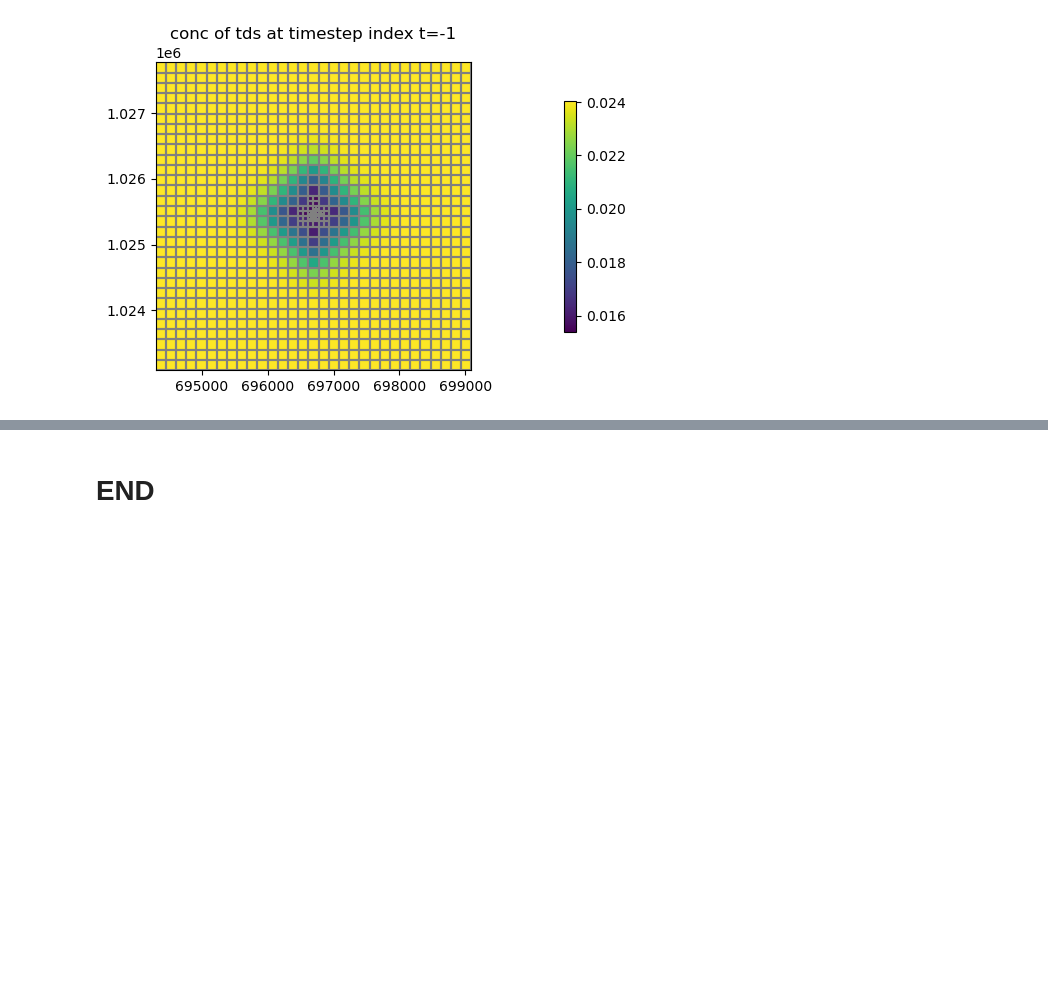
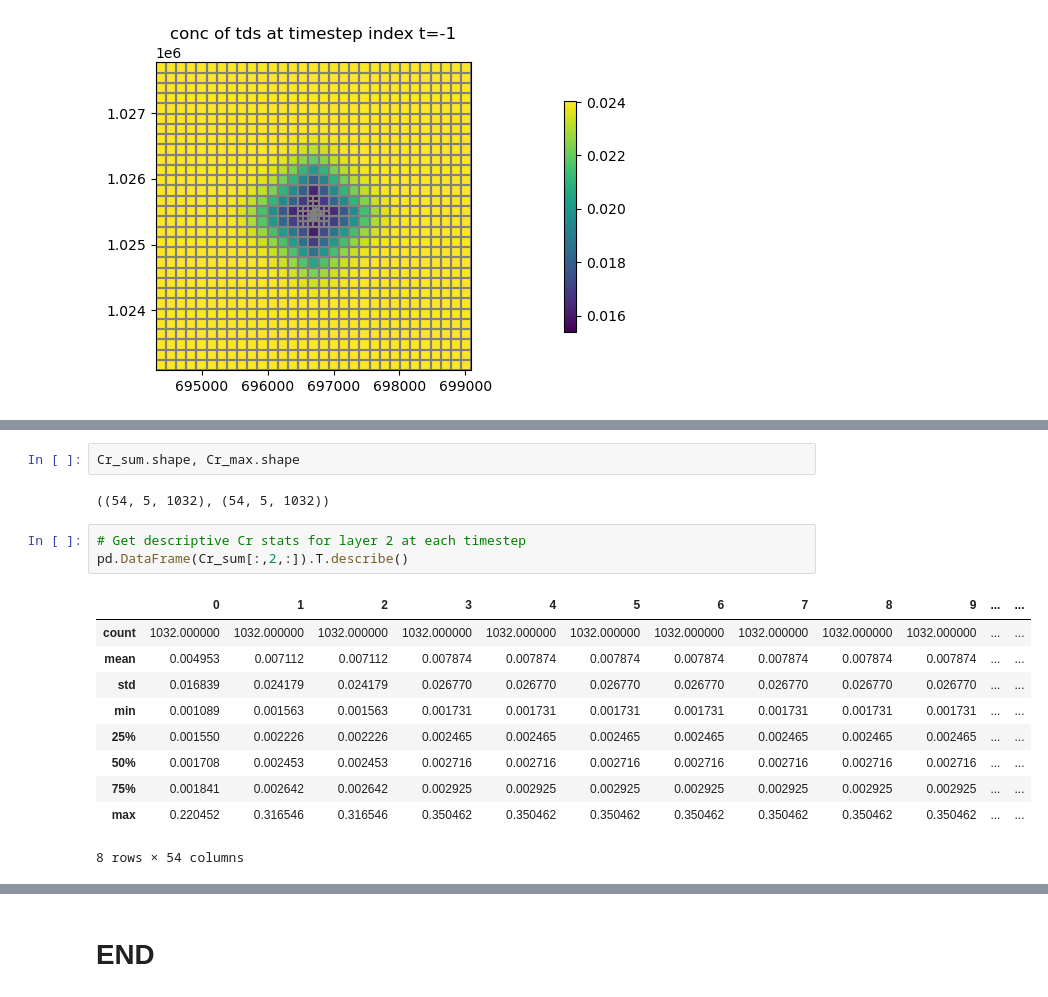
Before and after one commit to LimnoTech/mf6rtm-asr-example, a Jupyter notebook: sims/sim01-mf6only/mf6_explore.ipynb, the cells around one changed output, grey strips where cells are left out. Cells and saved outputs as stored; diff of their text form; blank space fills up the shorter version.

```diff
--- a/sims/sim01-mf6only/mf6_explore.ipynb
+++ b/sims/sim01-mf6only/mf6_explore.ipynb
@@ -973,0 +862,18 @@ for t in t_l:
+# %%
+Cr_sum.shape, Cr_max.shape
+# %% [output]
+((54, 5, 1032), (54, 5, 1032))
+# %%
+# Get descriptive Cr stats for layer 2 at each timestep
+pd.DataFrame(Cr_sum[:,2,:]).T.describe()
+# %% [output]
+|  | 0 | 1 | 2 | 3 | 4 | 5 | 6 | 7 | 8 | 9 | ... | ... |
+| count | 1032.000000 | 1032.000000 | 1032.000000 | 1032.000000 | 1032.000000 | 1032.000000 | 1032.000000 | 1032.000000 | 1032.000000 | 1032.000000 | ... | ... |
+| mean | 0.004953 | 0.007112 | 0.007112 | 0.007874 | 0.007874 | 0.007874 | 0.007874 | 0.007874 | 0.007874 | 0.007874 | ... | ... |
+| std | 0.016839 | 0.024179 | 0.024179 | 0.026770 | 0.026770 | 0.026770 | 0.026770 | 0.026770 | 0.026770 | 0.026770 | ... | ... |
+| min | 0.001089 | 0.001563 | 0.001563 | 0.001731 | 0.001731 | 0.001731 | 0.001731 | 0.001731 | 0.001731 | 0.001731 | ... | ... |
+| 25% | 0.001550 | 0.002226 | 0.002226 | 0.002465 | 0.002465 | 0.002465 | 0.002465 | 0.002465 | 0.002465 | 0.002465 | ... | ... |
+| 50% | 0.001708 | 0.002453 | 0.002453 | 0.002716 | 0.002716 | 0.002716 | 0.002716 | 0.002716 | 0.002716 | 0.002716 | ... | ... |
+| 75% | 0.001841 | 0.002642 | 0.002642 | 0.002925 | 0.002925 | 0.002925 | 0.002925 | 0.002925 | 0.002925 | 0.002925 | ... | ... |
+| max | 0.220452 | 0.316546 | 0.316546 | 0.350462 | 0.350462 | 0.350462 | 0.350462 | 0.350462 | 0.350462 | 0.350462 | ... | ... |
+8 rows × 54 columns
```
Also changed, not shown: parts of 15 cells of this notebook, 4 other files.
